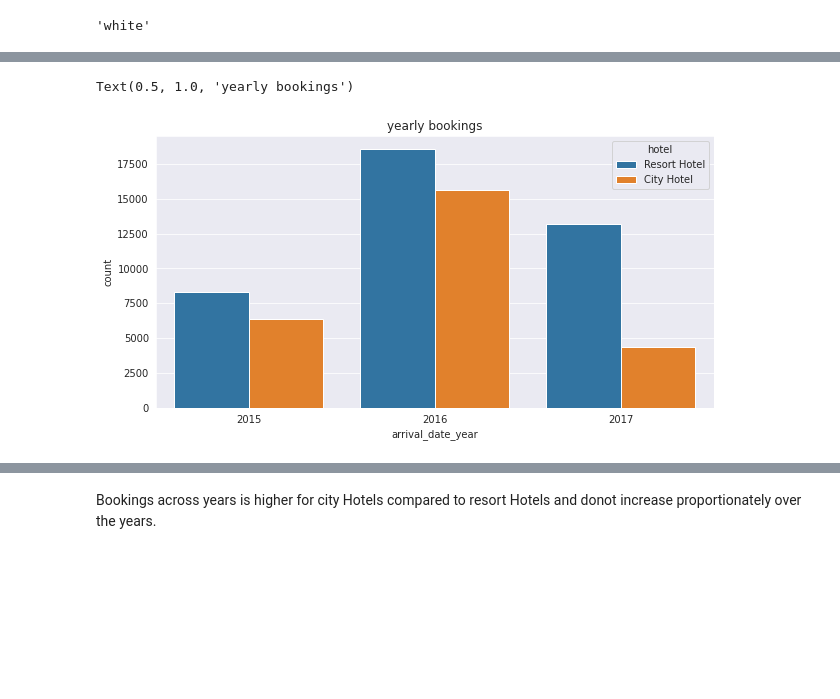
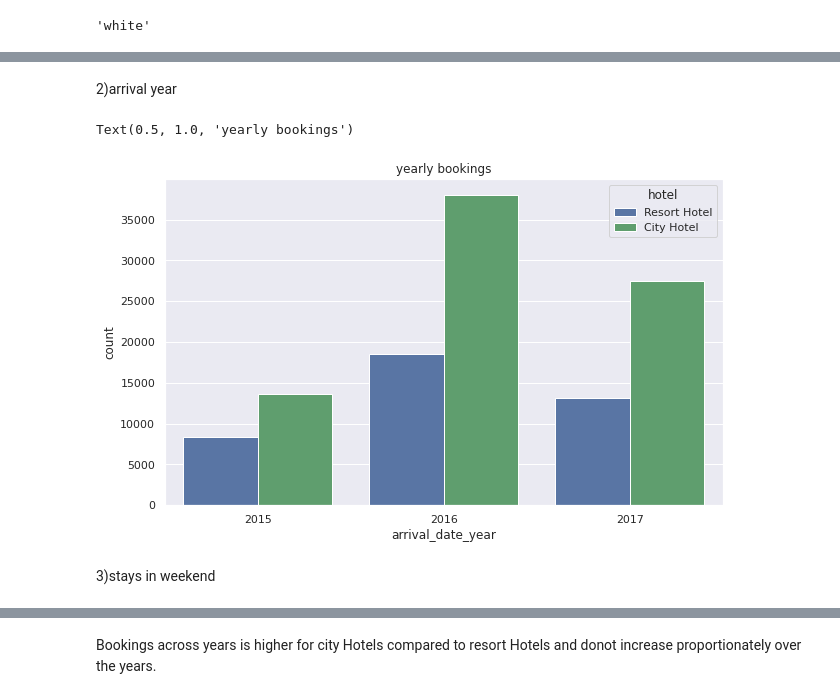
Before and after one commit to 9075197427/EDA_capstone_project, a Jupyter notebook: EDA_Capstone_team_Pirates_.ipynb, the cells around one changed output, grey strips where cells are left out. Drawn from its saved outputs; the diff is of its cells as text; code cells hidden in the pictures; blank space fills up the shorter version.

```diff
--- a/EDA_Capstone_team_Pirates_.ipynb
+++ b/EDA_Capstone_team_Pirates_.ipynb
@@ -190,0 +183,2 @@ Name: country, dtype: object
+# %%
+df_Hotels['children'].fillna(round(Hotels_data.children.mean()), inplace=True)
@@ -190,0 +189,2 @@ Name: country, dtype: object
+# %%
+df_Hotels = df_Hotels.drop(df_Hotels[(df_Hotels.adults+df_Hotels.babies+df_Hotels.children)==0].index)
@@ -190,0 +211,2 @@ Name: country, dtype: object
+# %%
+df_Hotels[['children', 'company', 'agent']] = df_Hotels[['children', 'company', 'agent']].astype('int64')
@@ -191,7 +215,7 @@ Name: country, dtype: object
 # %%
 sns.set_style('darkgrid')
 plt.rcParams['font.size'] = 10
-plt.rcParams['figure.figsize'] = (10, 5)
+plt.rcParams['figure.figsize'] = (10, 6)
 plt.rcParams['figure.facecolor']
 # %% [output]
 'white'
@@ -198,6 +231,10 @@ plt.rcParams['figure.facecolor']
+# %% [markdown]
+2)arrival year
 # %%
 # Visualizing Hotel wise yearly bookings
-sns.countplot (x= 'arrival_date_year', data= df_Hotels, hue= 'hotel').set_title ('yearly bookings')
+sns.countplot (x= 'arrival_date_year', data= df_Hotels, hue= 'hotel',palette= ['b','g']).set_title ('yearly bookings')
 # %% [output]
 Text(0.5, 1.0, 'yearly bookings')
-[figure, old version]
+[figure, new version]
+# %% [markdown]
+3)stays in weekend
```
Also changed, not shown: parts of 38 cells of this notebook.
